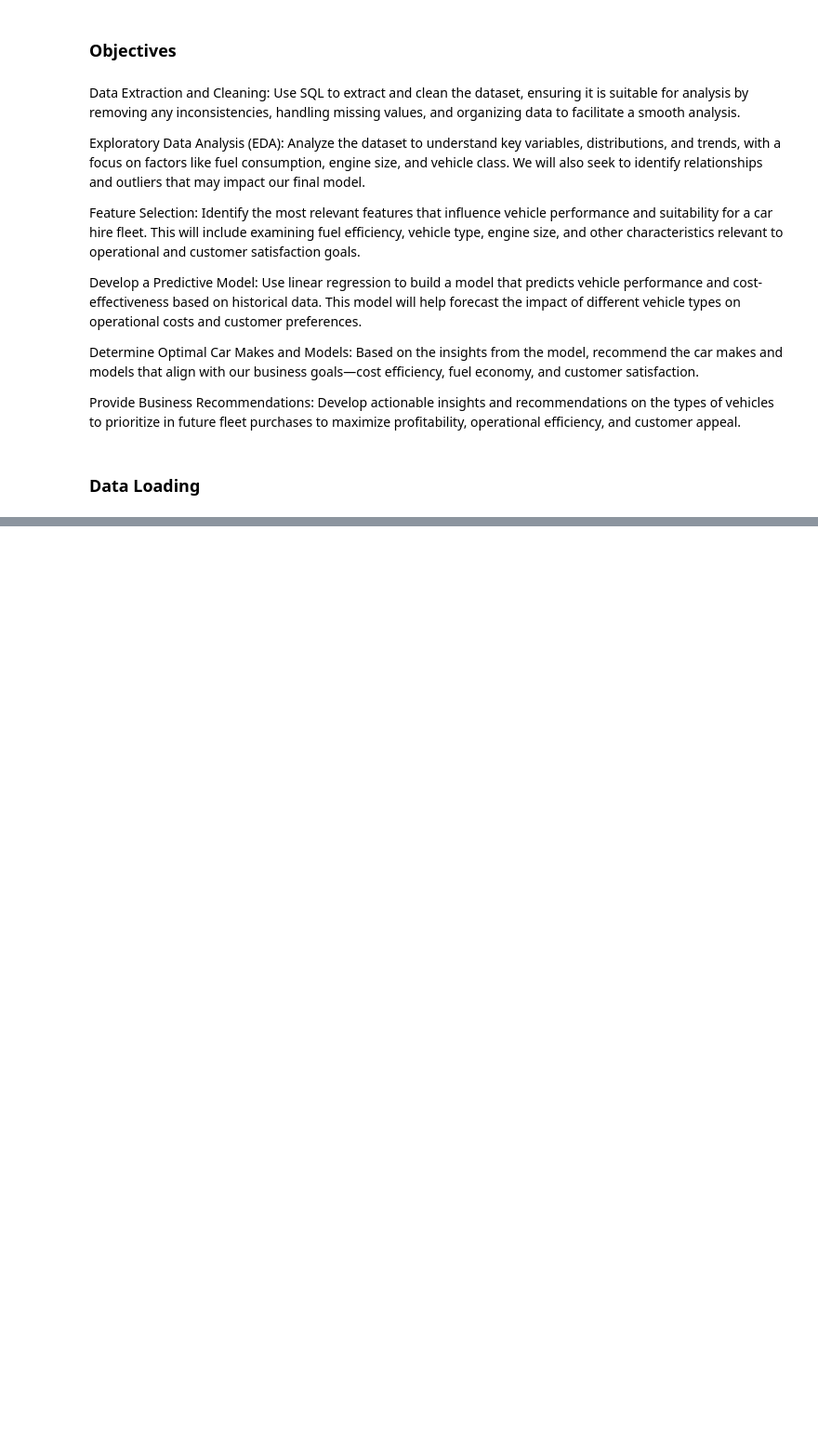
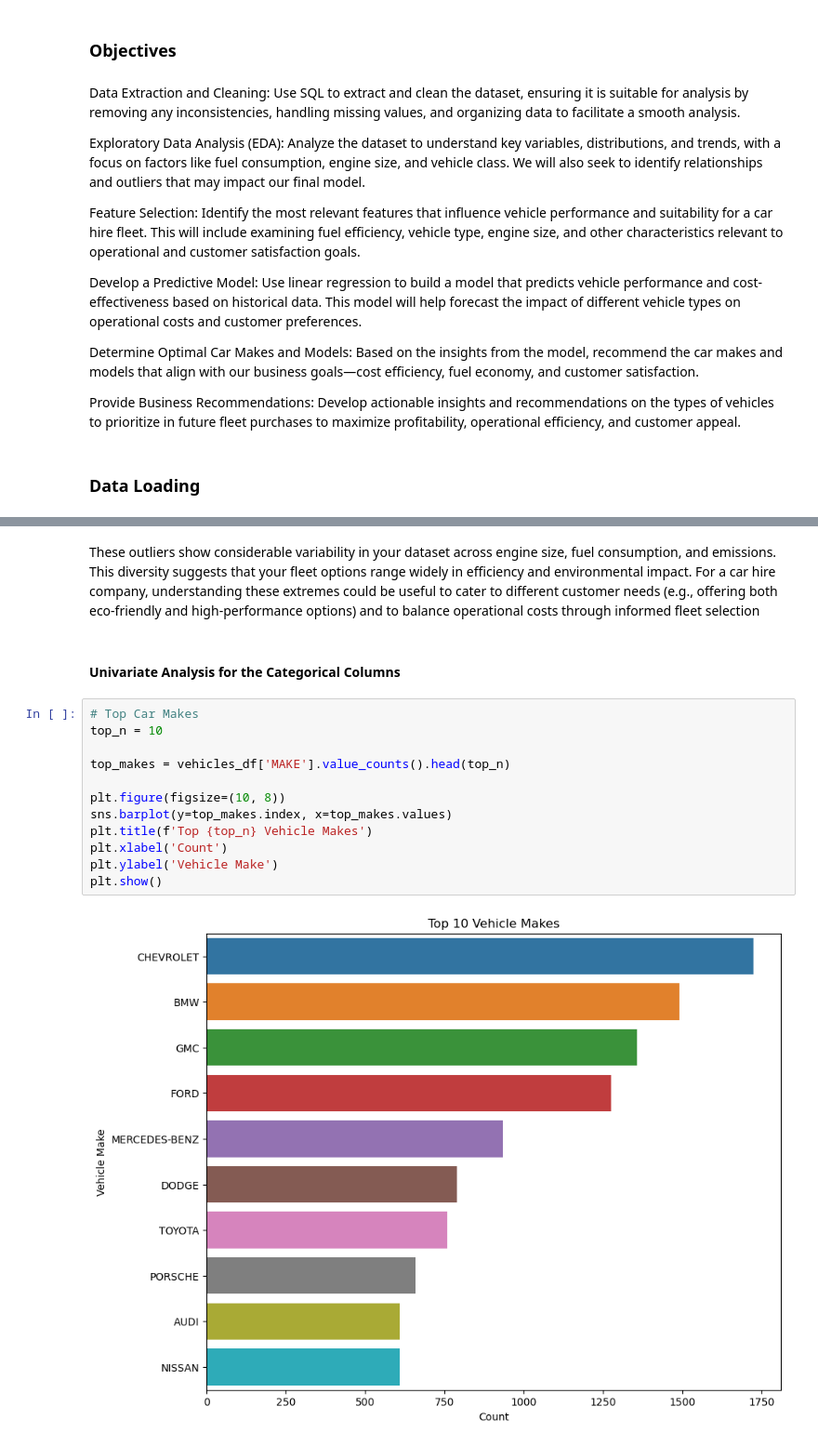
Before and after one commit to WambuiMunene/Phase2-Project_Group-4, a Jupyter notebook: Notebooks/Wilbroda.ipynb, the cells around one changed output, grey strips where cells are left out. Shown at 93% size. Saved outputs shown, nothing was run; the diff lists cells and outputs as text; blank space fills up the shorter version.

```diff
--- a/Notebooks/Wilbroda.ipynb
+++ b/Notebooks/Wilbroda.ipynb
@@ -34,0 +183,18 @@ import pandas as pd
+# %% [markdown]
+These outliers show considerable variability in your dataset across engine size, fuel consumption, and emissions. This diversity suggests that your fleet options range widely in efficiency and environmental impact. For a car hire company, understanding these extremes could be useful to cater to different customer needs (e.g., offering both eco-friendly and high-performance options) and to balance operational costs through informed fleet selection
+# %% [markdown]
+#### Univariate Analysis for the Categorical Columns
+# %%
+# Top Car Makes
+top_n = 10
+
+top_makes = vehicles_df['MAKE'].value_counts().head(top_n)
+
+plt.figure(figsize=(10, 8))
+sns.barplot(y=top_makes.index, x=top_makes.values)
+plt.title(f'Top {top_n} Vehicle Makes')
+plt.xlabel('Count')
+plt.ylabel('Vehicle Make')
+plt.show()
+# %% [output]
+[figure, added]
```
Also changed, not shown: parts of 31 cells of this notebook.
